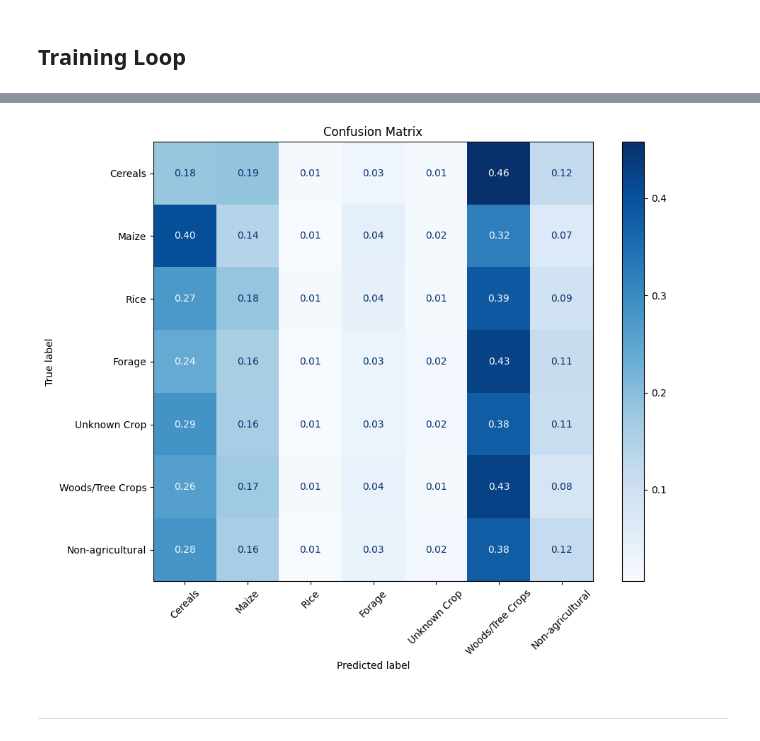
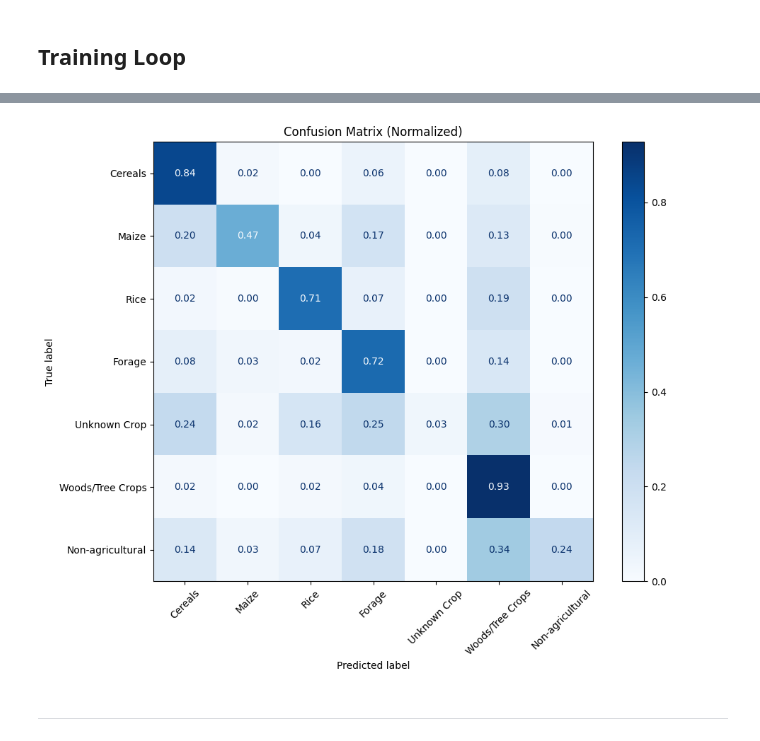
Before and after one commit to Abdul-Rehman-Tahir01/TUKL-25, a Jupyter notebook: 3D CNN on Sentinel-2 using Seasonal Approach.ipynb, the cells around one changed output, grey strips where cells are left out. Drawn from its saved outputs; the diff is of its cells as text; code cells hidden in the pictures.

Commit message:
Used previous architecture, used dual loss approach and used focal loss

```diff
--- a/3D CNN on Sentinel-2 using Seasonal Approach.ipynb
+++ b/3D CNN on Sentinel-2 using Seasonal Approach.ipynb
@@ -32,6 +32,7 @@ BATCH_SIZE          = 16
 NUM_WORKERS         = 4
 LR                  = 1e-4
 NUM_EPOCHS          = 15
+WARMUP_EPOCHS       = 5
 DEVICE              = torch.device('cuda' if torch.cuda.is_available() else 'cpu')
 
 VALID_LABELS = ['Cereals', 'Maize', 'Rice', 'Forage', 'Unknown Crop', 'Woods/Tree Crops', 'Non-agricultural']
@@ -156,7 +157,7 @@ class TimeAwareSentinel2Dataset(torch.utils.data.Dataset):
         time_images = torch.stack(time_images)  # (T, C, H, W)
         time_masks = torch.stack(time_masks)    # (T, H, W)
 
-        return time_images, time_masks
+        return time_images, time_masks, remapped_mask
 # %%
 # Build dataset
 ds = TimeAwareSentinel2Dataset(
@@ -393,7 +393,7 @@ Computing class weights...
 tensor([0.1935, 0.1126, 0.1224, 0.2071, 0.0893, 0.1926, 0.0825],
        device='cuda:0')
 # %%
-loss_type = 'ce'
+loss_type = 'focal'
 
 if loss_type == 'ce':
     criterion = nn.CrossEntropyLoss(
@@ -401,14 +401,14 @@ if loss_type == 'ce':
         weight=class_weights
     )
     def compute_loss(logits, targets):
-        B, C, T, H, W = logits.shape
-        logits_flat = logits.permute(0, 2, 3, 4, 1).reshape(-1, C)
+        # logits: (B, C, H, W), targets: (B, H, W)
+        logits_flat = logits.permute(0, 2, 3, 1).reshape(-1, logits.shape[1])
         targets_flat = targets.reshape(-1)
         return criterion(logits_flat, targets_flat)
 
 elif loss_type == 'focal':
     def compute_loss(logits, targets):
-        return focal_loss_3d(
+        return focal_loss_2d(
             logits, targets,
             alpha=class_weights,
             gamma=2.0,
@@ -426,10 +426,10 @@ scheduler = torch.optim.lr_scheduler.ReduceLROnPlateau(optimizer, 'min', patienc
 @torch.no_grad()
 def pixel_accuracy(logits, targets, ignore_index=255):
     """
-    logits: (B, C, T, H, W)
-    targets: (B, T, H, W)
+    logits: (B, C, H, W)
+    targets: (B, H, W)
     """
-    preds = logits.argmax(dim=1)  # → (B, T, H, W)
+    preds = logits.argmax(dim=1)  # → (B, H, W)
     valid = targets != ignore_index
     correct = (preds == targets) & valid
     total = valid.sum()
@@ -590,56 +688,60 @@ visualize_predictions(model, ds, tile_index=10)
 def compute_confusion_matrix(model, dataset, num_classes=NUM_CLASSES, ignore_index=255):
     """
     Computes the confusion matrix over the entire dataset.
+    Assumes model output: (1, NUM_CLASSES, H, W), GT: (H, W)
     """
     model.eval()
     all_preds = []
     all_targets = []
 
     for i in tqdm(range(len(dataset)), desc="Confusion Matrix Eval"):
-        img, gt_mask = dataset[i]  # img: (T, C, H, W), gt_mask: (T, H, W)
-        T, C, H, W = img.shape
+        img, seasonal_masks, gt_mask = dataset[i]  # img: (T, C, H, W), gt_mask: (H, W)
 
-        # Prepare input
-        img_input = img.permute(1, 0, 2, 3).unsqueeze(0).to(DEVICE)  # (1, C, T, H, W)
+
+        # Forward pass
+        x = img.permute(1, 0, 2, 3).unsqueeze(0).to(DEVICE)  # (1, C, T, H, W)
         with torch.no_grad():
-            logits = model(img_input)  # (1, num_classes, T, H, W)
-            pred_mask = logits.argmax(dim=1).squeeze(0)  # (T, H, W)
+            logits = model(x)  # (1, NUM_CLASSES, H, W)
+            pred_mask = logits.argmax(dim=1).squeeze(0).cpu().numpy()  # (H, W)
 
-        # Flatten and mask
-        pred_flat = pred_mask.cpu().numpy().reshape(-1)
-        gt_flat = gt_mask.numpy().reshape(-1)
+        if isinstance(gt_mask, torch.Tensor):
+            gt_mask = gt_mask.cpu().numpy()
 
+       # Flatten and mask
+        pred_flat = pred_mask.flatten()
+        gt_flat = gt_mask.flatten()
         valid = gt_flat != ignore_index
+
         all_preds.append(pred_flat[valid])
         all_targets.append(gt_flat[valid])
 
     all_preds = np.concatenate(all_preds)
     all_targets = np.concatenate(all_targets)
 
     cm = confusion_matrix(all_targets, all_preds, labels=np.arange(num_classes))
     return cm
 
 def plot_confusion_matrix(cm, class_names=None, normalize=False):
     """
     Plots the confusion matrix.
     """
     if normalize:
         cm = cm.astype(float)
         row_sums = cm.sum(axis=1, keepdims=True)
         row_sums[row_sums == 0] = 1  # avoid division by zero
         cm = cm / row_sums
 
 
-    disp = ConfusionMatrixDisplay(confusion_matrix=cm, display_labels=list(VALID_LABELS))
+    disp = ConfusionMatrixDisplay(confusion_matrix=cm, display_labels=class_names)
     fig, ax = plt.subplots(figsize=(10, 8))
-    disp.plot(ax=ax, cmap='Blues', xticks_rotation=45, colorbar=True, values_format='.2f')
-    ax.set_title("Confusion Matrix")
+    disp.plot(ax=ax, cmap='Blues', xticks_rotation=45, colorbar=True, values_format='.2f' if normalize else 'd')
+    ax.set_title("Confusion Matrix" + (" (Normalized)" if normalize else ""))
     plt.tight_layout()
     plt.show()
 
 cm = compute_confusion_matrix(model, val_ds, num_classes=NUM_CLASSES)
 plot_confusion_matrix(cm, class_names=VALID_LABELS, normalize=True)
 # %% [output]
-[figure, old version]
+[figure, new version]
 # %% [markdown]
 <hr>
```
Also changed, not shown: parts of 9 cells of this notebook.
